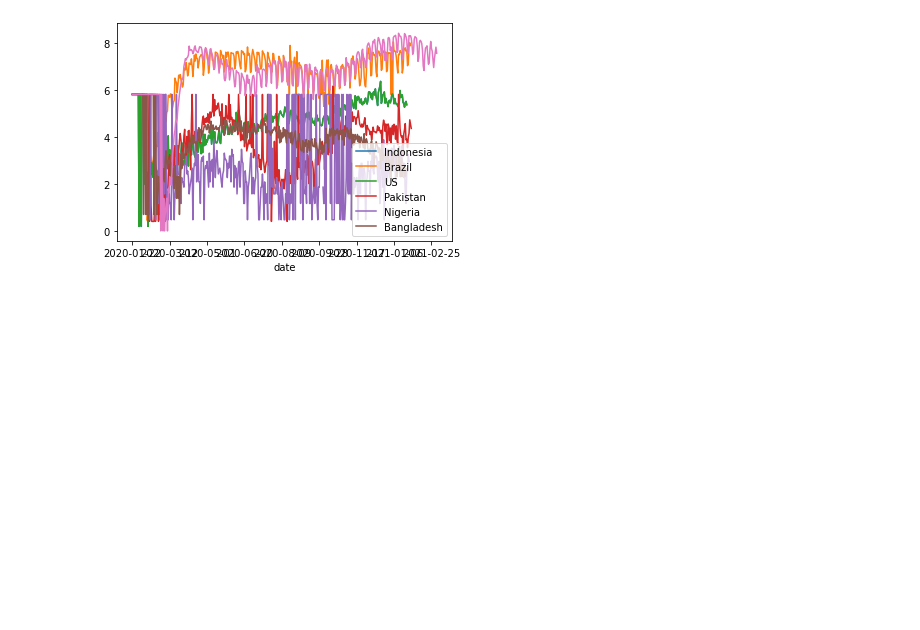
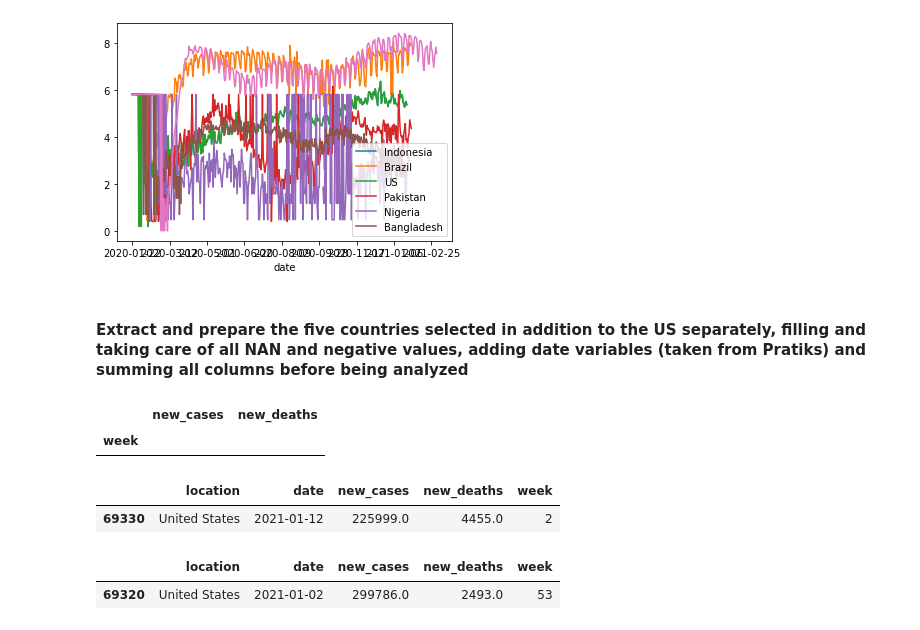
Before and after one commit to UNCG-CSE/SP-21_COVID-Team_4, a Jupyter notebook: src/team/stage_II/stage_II.ipynb, the cells around one changed output. Saved outputs shown, nothing was run; the diff lists cells and outputs as text; code cells hidden in the pictures; blank space fills up the shorter version.

```diff
--- a/src/team/stage_II/stage_II.ipynb
+++ b/src/team/stage_II/stage_II.ipynb
@@ -727,3 +729,46 @@ ex1.legend(["Indonesia", "Brazil", "US", "Pakistan", "Nigeria", "Bangladesh"])
 # %% [output]
 <matplotlib.legend.Legend at 0x...>
 [figure]
+# %% [markdown]
+#### Extract and prepare the five countries selected in addition to the US separately, filling and taking care of all NAN and negative values, adding date variables (taken from Pratiks) and summing all columns before being analyzed
+# %%
+us_dataset = filtered_dataset[filtered_dataset.location == 'United States'].fillna(0)
+pak_dataset = filtered_dataset[filtered_dataset.location == 'Pakistan'].fillna(0)
+nigeria_dataset = filtered_dataset[filtered_dataset.location == 'Nigeria'].fillna(0)
+brazil_dataset = filtered_dataset[filtered_dataset.location == 'Brazil'].fillna(0)
+desh_dataset = filtered_dataset[filtered_dataset.location == 'Bangladesh'].fillna(0)
+indo_dataset = filtered_dataset[filtered_dataset.location == 'Indonesia'].fillna(0)
+# %%
+us_dataset[['year', 'week', 'day']] = pd.DataFrame(us_dataset.date.apply(lambda x: datetime.strptime(x, "%Y-%m-%d").isocalendar()).to_list(), index=us_dataset.index)
+pak_dataset[['year', 'week', 'day']] = pd.DataFrame(us_dataset.date.apply(lambda x: datetime.strptime(x, "%Y-%m-%d").isocalendar()).to_list(), index=us_dataset.index)
+nigeria_dataset[['year', 'week', 'day']] = pd.DataFrame(us_dataset.date.apply(lambda x: datetime.strptime(x, "%Y-%m-%d").isocalendar()).to_list(), index=us_dataset.index)
+brazil_dataset[['year', 'week', 'day']] = pd.DataFrame(us_dataset.date.apply(lambda x: datetime.strptime(x, "%Y-%m-%d").isocalendar()).to_list(), index=us_dataset.index)
+indo_dataset[['year', 'week', 'day']] = pd.DataFrame(us_dataset.date.apply(lambda x: datetime.strptime(x, "%Y-%m-%d").isocalendar()).to_list(), index=us_dataset.index)
+desh_dataset[['year', 'week', 'day']] = pd.DataFrame(us_dataset.date.apply(lambda x: datetime.strptime(x, "%Y-%m-%d").isocalendar()).to_list(), index=us_dataset.index)
+# %%
+us_dataset_filter = us_dataset[['location','date','new_cases','new_deaths','week']]
+pak_dataset_filter = pak_dataset[['location','date','new_cases','new_deaths','week']]
+nigeria_dataset_filter = nigeria_dataset[['location','date','new_cases','new_deaths','week']]
+brazil_dataset_filter = brazil_dataset[['location','date','new_cases','new_deaths','week']]
+desh_dataset_filter = desh_dataset[['location','date','new_cases','new_deaths','week']]
+indo_dataset_filter = indo_dataset[['location','date','new_cases','new_deaths','week']]
+# %%
+us_dataset_filter.groupby(['week'])['new_cases','new_deaths'].agg('sum')
+pak_dataset_filter.groupby(['week'])['new_cases','new_deaths'].agg('sum')
+nigeria_dataset_filter.groupby(['week'])['new_cases','new_deaths'].agg('sum')
+brazil_dataset_filter.groupby(['week'])['new_cases','new_deaths'].agg('sum')
+desh_dataset_filter.groupby(['week'])['new_cases','new_deaths'].agg('sum')
+indo_dataset_filter.groupby(['week'])['new_cases','new_deaths'].agg('sum')
+# %% [output]
+|  | new_cases | new_deaths |
+| week |  |  |
+# %%
+us_dataset_filter[us_dataset_filter['new_deaths']==us_dataset_filter['new_deaths'].max()]
+# %% [output]
+|  | location | date | new_cases | new_deaths | week |
+| 69330 | United States | 2021-01-12 | 225999.0 | 4455.0 | 2 |
+# %%
+us_dataset_filter[us_dataset_filter['new_cases']==us_dataset_filter['new_cases'].max()]
+# %% [output]
+|  | location | date | new_cases | new_deaths | week |
+| 69320 | United States | 2021-01-02 | 299786.0 | 2493.0 | 53 |
```
Also changed, not shown: parts of 17 cells of this notebook.
